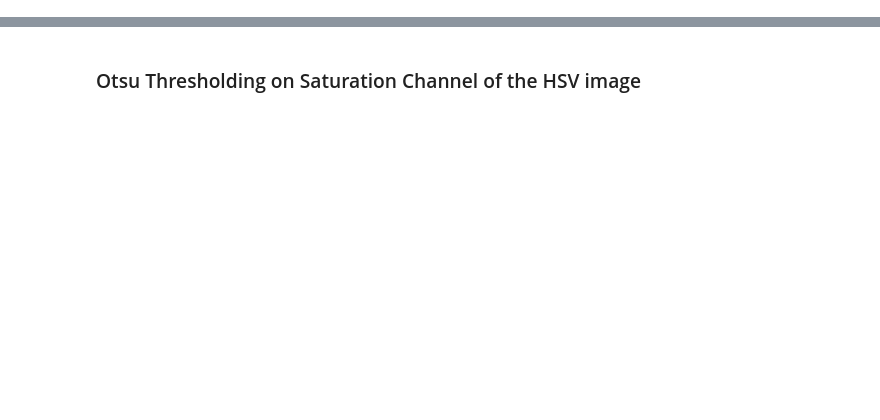
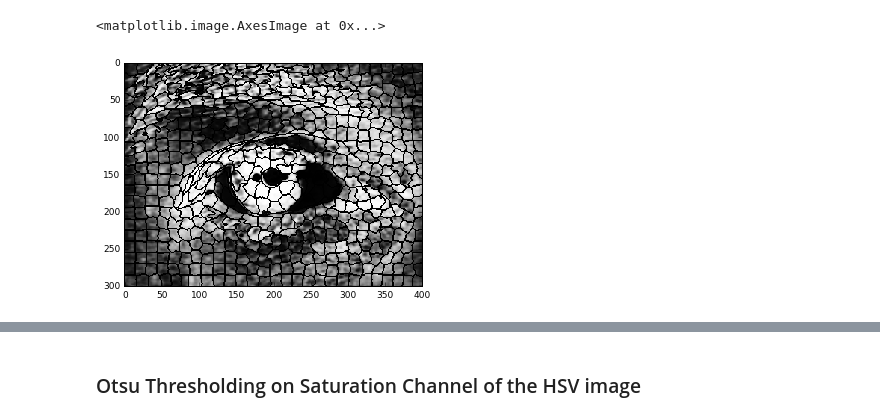
Before and after one commit to Ankush96/Biom_py, a Jupyter notebook: Segmentation.ipynb, the cells around one changed output, grey strips where cells are left out. Saved outputs shown, nothing was run; the diff lists cells and outputs as text; code cells hidden in the pictures; blank space fills up the shorter version.

```diff
--- a/Segmentation.ipynb
+++ b/Segmentation.ipynb
@@ -25,0 +26,4 @@ io.imshow(sat)
+# %%
+segments_slic = slic(img, n_segments=500, compactness=10, sigma=1, convert2lab = True)
+segments_slic = segments_slic + 1  # So that no labelled region is 0 and ignored by regionprops
+regions = measure.regionprops(segments_slic)
@@ -25,0 +41,5 @@ io.imshow(sat)
+# %%
+io.imshow(mark_boundaries(sat, segments_slic,[0,0,0]))
+# %% [output]
+<matplotlib.image.AxesImage at 0x...>
+[figure, added]
```
Also changed, not shown: parts of 10 cells of this notebook.
